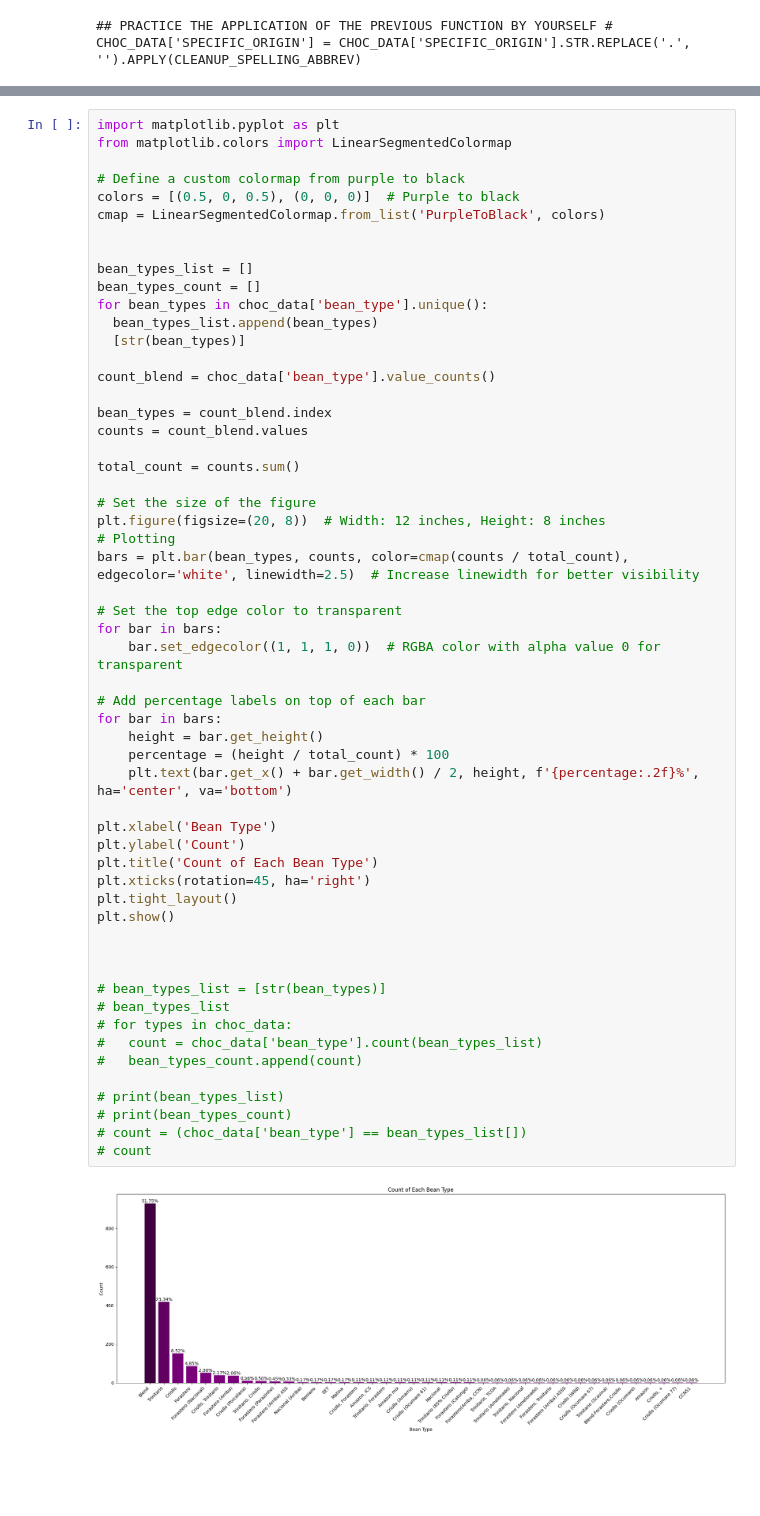
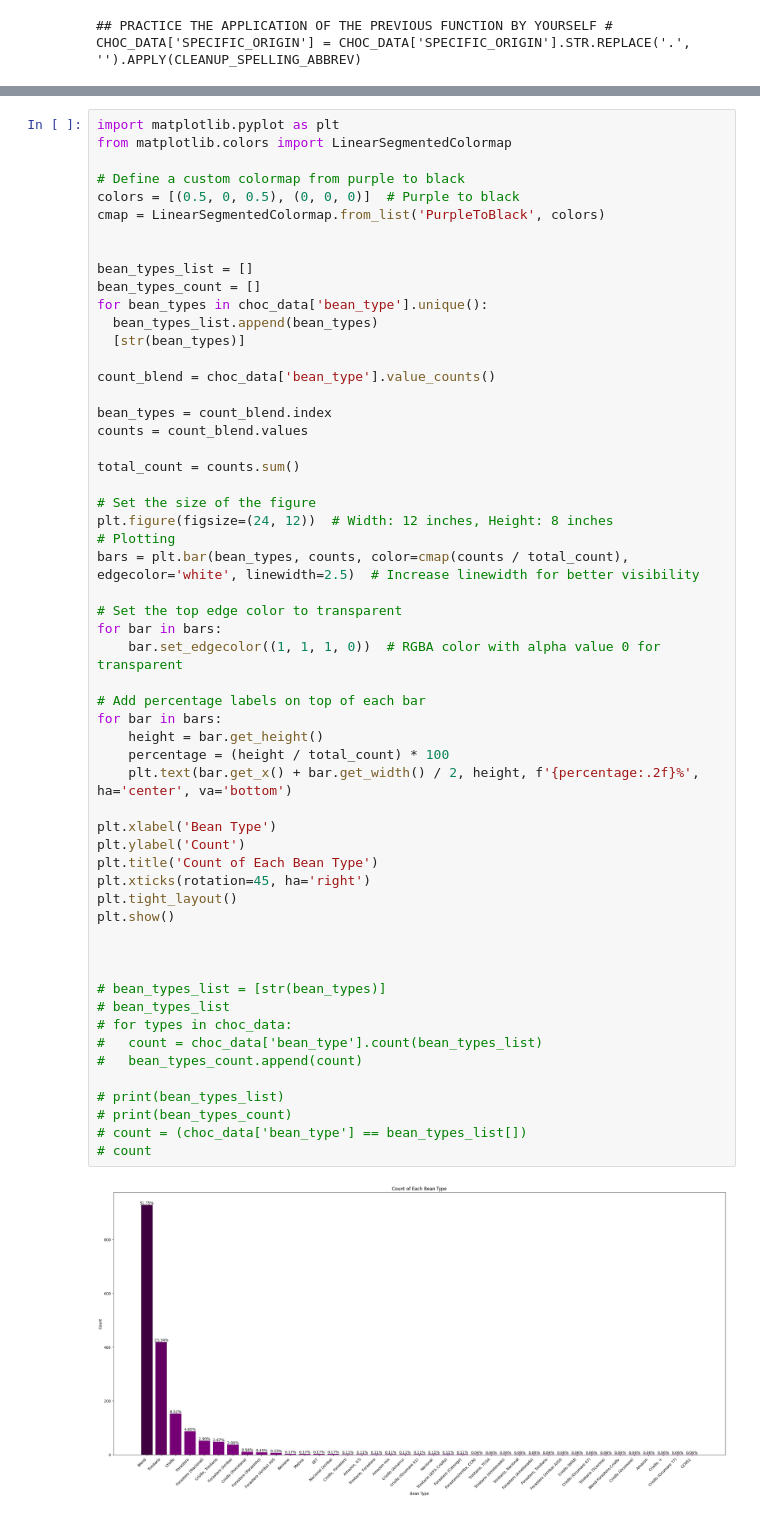
Before and after one commit to miguelangel18241/Probabilities, a Jupyter notebook: data_visualization_Chocolate_Project.ipynb, the cells around one changed output, grey strips where cells are left out. Saved outputs shown, nothing was run; the diff lists cells and outputs as text; blank space fills up the shorter version.

```diff
--- a/data_visualization_Chocolate_Project.ipynb
+++ b/data_visualization_Chocolate_Project.ipynb
@@ -158,38 +158,38 @@ counts = count_blend.values
 total_count = counts.sum()
 
 # Set the size of the figure
-plt.figure(figsize=(20, 8))  # Width: 12 inches, Height: 8 inches
+plt.figure(figsize=(24, 12))  # Width: 12 inches, Height: 8 inches
 # Plotting
 bars = plt.bar(bean_types, counts, color=cmap(counts / total_count), edgecolor='white', linewidth=2.5)  # Increase linewidth for better visibility
 
 # Set the top edge color to transparent
 for bar in bars:
     bar.set_edgecolor((1, 1, 1, 0))  # RGBA color with alpha value 0 for transparent
 
 # Add percentage labels on top of each bar
 for bar in bars:
     height = bar.get_height()
     percentage = (height / total_count) * 100
     plt.text(bar.get_x() + bar.get_width() / 2, height, f'{percentage:.2f}%', ha='center', va='bottom')
 
 plt.xlabel('Bean Type')
 plt.ylabel('Count')
 plt.title('Count of Each Bean Type')
 plt.xticks(rotation=45, ha='right')
 plt.tight_layout()
 plt.show()
 
 
 
 # bean_types_list = [str(bean_types)]
 # bean_types_list
 # for types in choc_data:
 #   count = choc_data['bean_type'].count(bean_types_list)
 #   bean_types_count.append(count)
 
 # print(bean_types_list)
 # print(bean_types_count)
 # count = (choc_data['bean_type'] == bean_types_list[])
 # count
 # %% [output]
-[figure, old version]
+[figure, new version]
```
Also changed, not shown: parts of 10 cells of this notebook.
